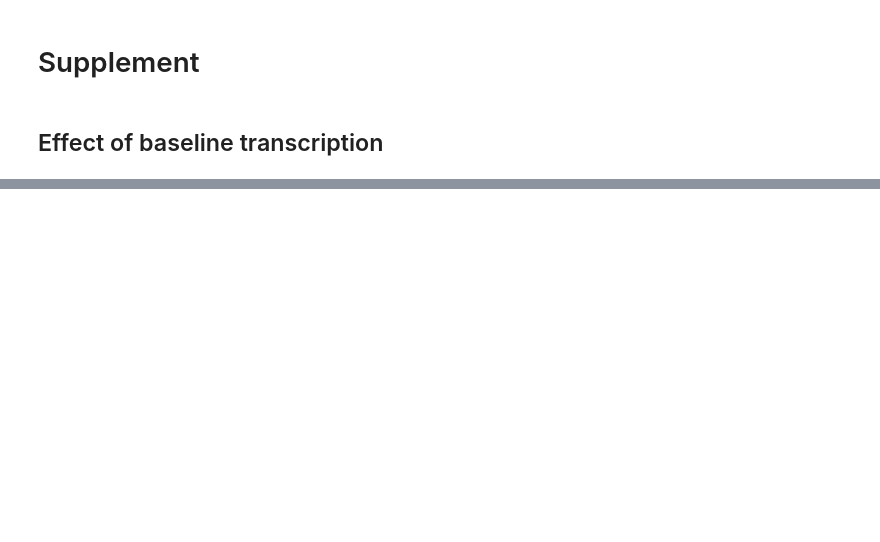
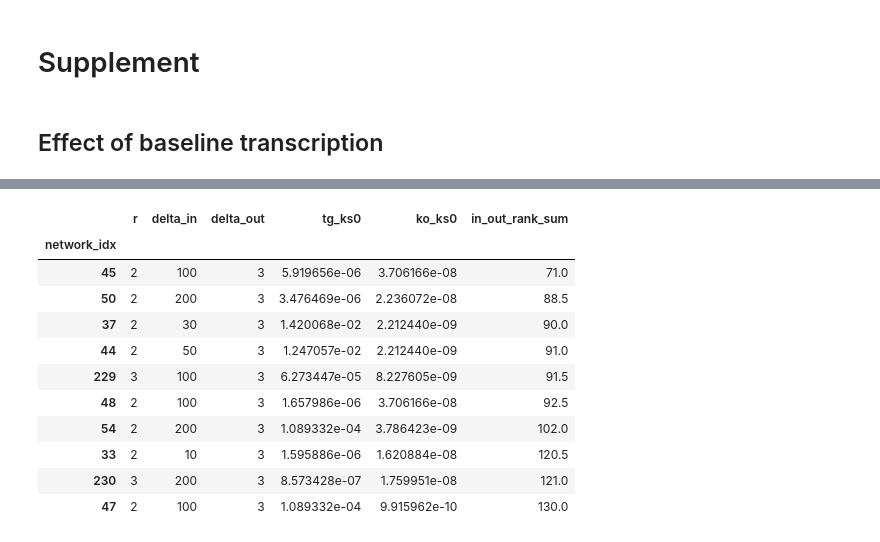
Before and after one commit to JiriBruthans/grn-paper, a Jupyter notebook: figures/256vsPerturbSeq.ipynb, the cells around one changed output, grey strips where cells are left out. Drawn from its saved outputs; the diff is of its cells as text; code cells hidden in the pictures; blank space fills up the shorter version.

```diff
--- a/figures/256vsPerturbSeq.ipynb
+++ b/figures/256vsPerturbSeq.ipynb
@@ -432,0 +519,26 @@ Name: delta_out, dtype: int64
+# %%
+networks['in_out_rank_sum'] = (
+    networks[['tg_ks0', 'ko_ks0']]
+    .rank(ascending=False)
+    .sum(axis=1)
+)
+
+good_grns = networks.nsmallest(10, 'in_out_rank_sum')
+
+display(good_grns[
+    ['r', 'delta_in', 'delta_out',
+     'tg_ks0', 'ko_ks0', 'in_out_rank_sum']
+])
+# %% [output]
+|  | r | delta_in | delta_out | tg_ks0 | ko_ks0 | in_out_rank_sum |
+| network_idx |  |  |  |  |  |  |
+| 45 | 2 | 100 | 3 | 5.919656e-06 | 3.706166e-08 | 71.0 |
+| 50 | 2 | 200 | 3 | 3.476469e-06 | 2.236072e-08 | 88.5 |
+| 37 | 2 | 30 | 3 | 1.420068e-02 | 2.212440e-09 | 90.0 |
+| 44 | 2 | 50 | 3 | 1.247057e-02 | 2.212440e-09 | 91.0 |
+| 229 | 3 | 100 | 3 | 6.273447e-05 | 8.227605e-09 | 91.5 |
+| 48 | 2 | 100 | 3 | 1.657986e-06 | 3.706166e-08 | 92.5 |
+| 54 | 2 | 200 | 3 | 1.089332e-04 | 3.786423e-09 | 102.0 |
+| 33 | 2 | 10 | 3 | 1.595886e-06 | 1.620884e-08 | 120.5 |
+| 230 | 3 | 200 | 3 | 8.573428e-07 | 1.759951e-08 | 121.0 |
+| 47 | 2 | 100 | 3 | 1.089332e-04 | 9.915962e-10 | 130.0 |
```
Also changed, not shown: parts of 12 cells of this notebook, 10 other files.
